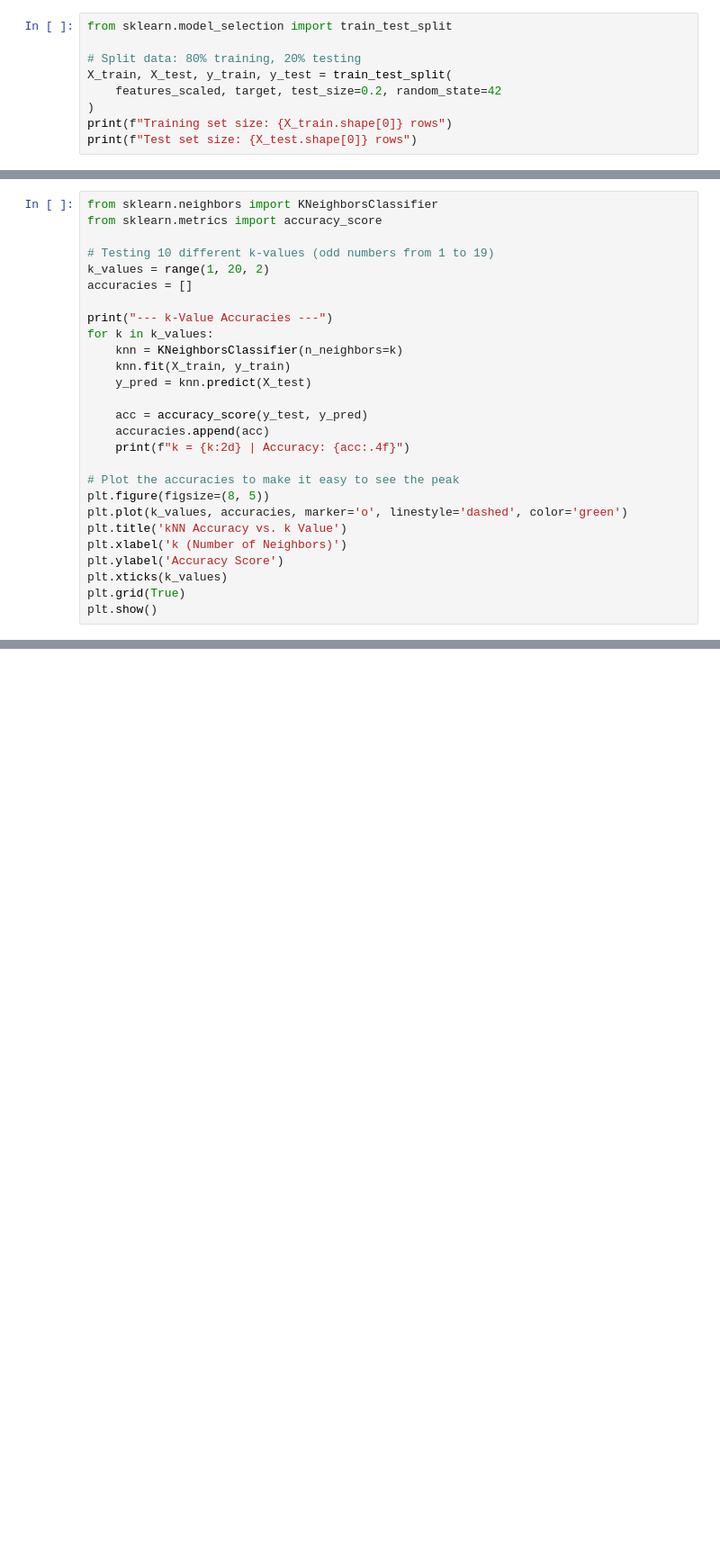
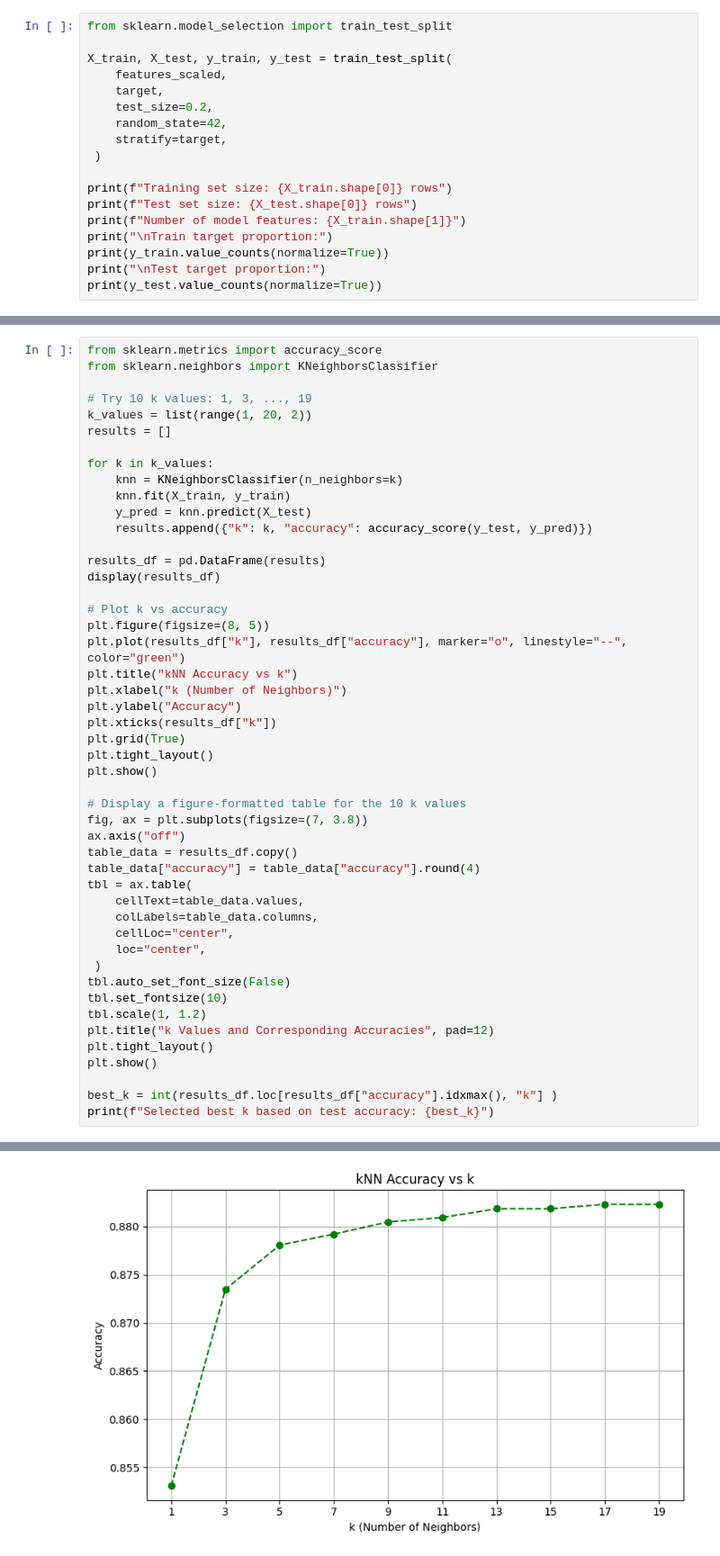
Before and after one commit to enchien8/ds1001_final, a Jupyter notebook: Final Project.ipynb, the cells around one changed output, grey strips where cells are left out. Shown at 90% size. Cells and saved outputs as stored; diff of their text form; blank space fills up the shorter version.

```diff
--- a/Final Project.ipynb
+++ b/Final Project.ipynb
@@ -61,9 +284,18 @@ features_scaled = pd.DataFrame(scaler.fit_transform(features_encoded), columns=f
 # %%
 from sklearn.model_selection import train_test_split
 
-# Split data: 80% training, 20% testing
 X_train, X_test, y_train, y_test = train_test_split(
-    features_scaled, target, test_size=0.2, random_state=42
-)
+    features_scaled,
+    target,
+    test_size=0.2,
+    random_state=42,
+    stratify=target,
+ )
+
 print(f"Training set size: {X_train.shape[0]} rows")
 print(f"Test set size: {X_test.shape[0]} rows")
+print(f"Number of model features: {X_train.shape[1]}")
+print("\nTrain target proportion:")
+print(y_train.value_counts(normalize=True))
+print("\nTest target proportion:")
+print(y_test.value_counts(normalize=True))
@@ -70,27 +318,49 @@ print(f"Test set size: {X_test.shape[0]} rows")
 # %%
+from sklearn.metrics import accuracy_score
 from sklearn.neighbors import KNeighborsClassifier
-from sklearn.metrics import accuracy_score
 
-# Testing 10 different k-values (odd numbers from 1 to 19)
-k_values = range(1, 20, 2)
-accuracies = []
+# Try 10 k values: 1, 3, ..., 19
+k_values = list(range(1, 20, 2))
+results = []
 
-print("--- k-Value Accuracies ---")
 for k in k_values:
     knn = KNeighborsClassifier(n_neighbors=k)
     knn.fit(X_train, y_train)
     y_pred = knn.predict(X_test)
+    results.append({"k": k, "accuracy": accuracy_score(y_test, y_pred)})
 
-    acc = accuracy_score(y_test, y_pred)
-    accuracies.append(acc)
-    print(f"k = {k:2d} | Accuracy: {acc:.4f}")
+results_df = pd.DataFrame(results)
+display(results_df)
 
-# Plot the accuracies to make it easy to see the peak
+# Plot k vs accuracy
 plt.figure(figsize=(8, 5))
-plt.plot(k_values, accuracies, marker='o', linestyle='dashed', color='green')
-plt.title('kNN Accuracy vs. k Value')
-plt.xlabel('k (Number of Neighbors)')
-plt.ylabel('Accuracy Score')
-plt.xticks(k_values)
+plt.plot(results_df["k"], results_df["accuracy"], marker="o", linestyle="--", color="green")
+plt.title("kNN Accuracy vs k")
+plt.xlabel("k (Number of Neighbors)")
+plt.ylabel("Accuracy")
+plt.xticks(results_df["k"])
 plt.grid(True)
+plt.tight_layout()
 plt.show()
+
+# Display a figure-formatted table for the 10 k values
+fig, ax = plt.subplots(figsize=(7, 3.8))
+ax.axis("off")
+table_data = results_df.copy()
+table_data["accuracy"] = table_data["accuracy"].round(4)
+tbl = ax.table(
+    cellText=table_data.values,
+    colLabels=table_data.columns,
+    cellLoc="center",
+    loc="center",
+ )
+tbl.auto_set_font_size(False)
+tbl.set_fontsize(10)
+tbl.scale(1, 1.2)
+plt.title("k Values and Corresponding Accuracies", pad=12)
+plt.tight_layout()
+plt.show()
+
+best_k = int(results_df.loc[results_df["accuracy"].idxmax(), "k"] )
+print(f"Selected best k based on test accuracy: {best_k}")
+# %% [output]
@@ -96,0 +378 @@ plt.show()
+[figure, added]
```
Also changed, not shown: parts of 17 cells of this notebook.
